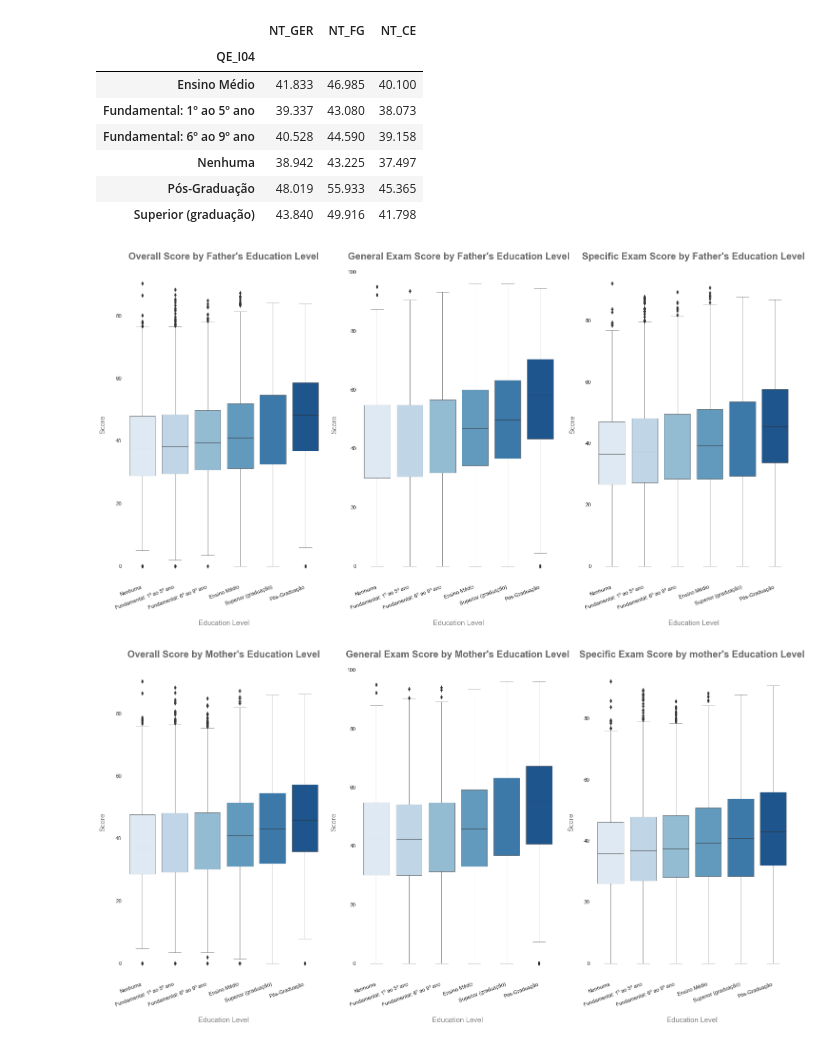
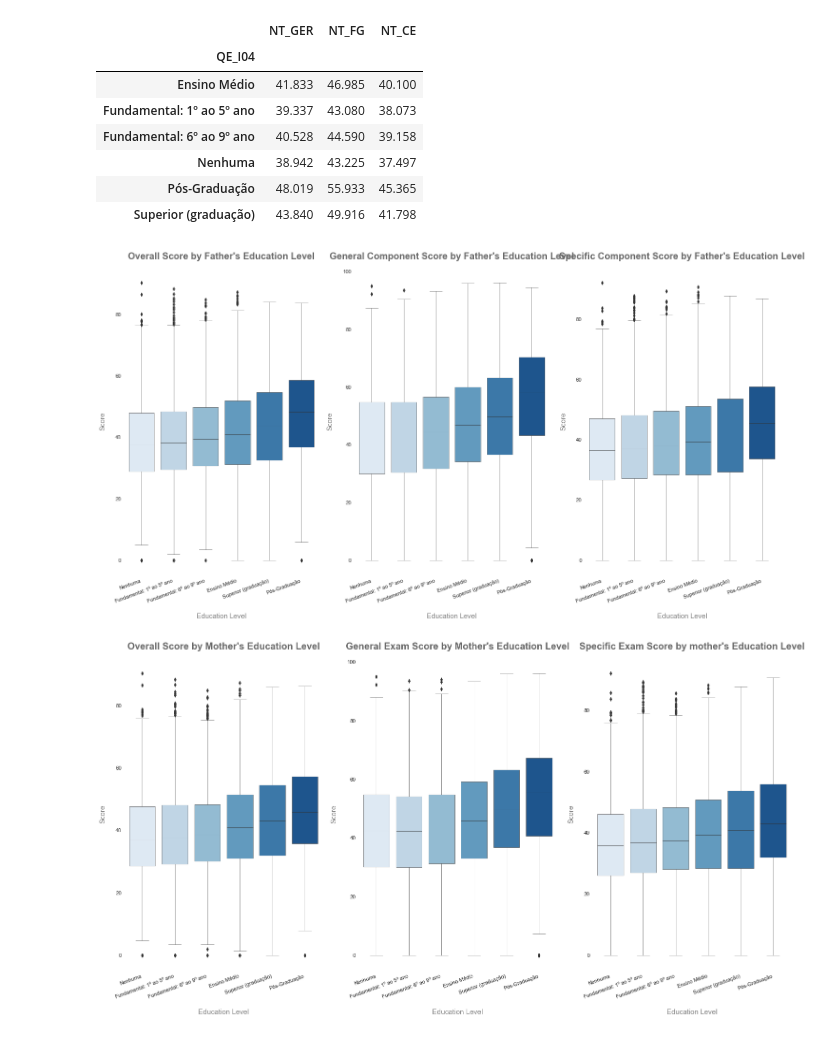
Before and after one commit to KattsonBastos/bahia_enade18_analysis, a Jupyter notebook: notebooks/v01_enade18.ipynb, the cells around one changed output. Saved outputs shown, nothing was run; the diff lists cells and outputs as text; code cells hidden in the pictures.

```diff
--- a/notebooks/v01_enade18.ipynb
+++ b/notebooks/v01_enade18.ipynb
@@ -1203,36 +1242,36 @@ df3[['QE_I04','NT_GER','NT_FG','NT_CE']].groupby('QE_I04').mean()
 g1 = plt.subplot(1, 3, 1)
 sns.boxplot(x='QE_I04', y ='NT_GER', data = df3, palette = 'Blues', linewidth = 0.5, order=["Nenhuma","Fundamental: 1º ao 5º ano","Fundamental: 6º ao 9º ano","Ensino Médio", 'Superior (graduação)','Pós-Graduação'])
 g1 = plt.title('Overall Score by Father\'s Education Level',
                pad = 20,
          fontsize = 20, color ='dimgrey', fontweight = 'bold')
 g1 = sns.despine(bottom = True, left=True)
 g1 = plt.xlabel( 'Education Level', color = 'grey', labelpad = 20, fontsize = 15 )
 g1 = plt.ylabel( 'Score', color = 'grey', labelpad = 20, fontsize = 15 )
 plt.xticks( rotation=20, horizontalalignment='right' )
 
 #################################################
 g2 = plt.subplot(1, 3, 2)
 sns.boxplot(x='QE_I04', y ='NT_FG', data = df3, palette = 'Blues', linewidth = 0.5, order=["Nenhuma","Fundamental: 1º ao 5º ano","Fundamental: 6º ao 9º ano","Ensino Médio", 'Superior (graduação)','Pós-Graduação'])
-g2 = plt.title('General Exam Score by Father\'s Education Level',
+g2 = plt.title('General Component Score by Father\'s Education Level',
                pad = 20,
          fontsize = 20, color ='dimgrey', fontweight = 'bold')
 g2 = sns.despine(bottom = True, left=True)
 g2 = plt.xlabel('Education Level', color = 'grey', labelpad = 20, fontsize = 15)
 g2 = plt.ylabel('Score', color = 'grey', labelpad = 20, fontsize = 15)
 plt.xticks( rotation=20, horizontalalignment='right' )
 
 #################################################
 g3 = plt.subplot(1, 3, 3)
 sns.boxplot(x='QE_I04', y ='NT_CE', data = df3, palette = 'Blues', linewidth = 0.5, order=["Nenhuma","Fundamental: 1º ao 5º ano","Fundamental: 6º ao 9º ano","Ensino Médio", 'Superior (graduação)','Pós-Graduação'])
-g3 = plt.title('Specific Exam Score by Father\'s Education Level',
+g3 = plt.title('Specific Component Score by Father\'s Education Level',
                pad = 20,
          fontsize = 20, color ='dimgrey', fontweight = 'bold')
 g3 = sns.despine(bottom = True, left=True)
 g3 = plt.xlabel('Education Level', color = 'grey', labelpad = 20, fontsize = 15)
 g3 = plt.ylabel('Score', color = 'grey', labelpad = 20, fontsize = 15)
 plt.xticks( rotation=20, horizontalalignment='right' );
 # %% [output]
-[figure, old version]
+[figure, new version]
 # %%
 g1 = plt.subplot(1, 3, 1)
 sns.boxplot(x='QE_I05', y ='NT_GER', data = df3, palette = 'Blues', linewidth = 0.5, order=["Nenhuma","Fundamental: 1º ao 5º ano","Fundamental: 6º ao 9º ano","Ensino Médio", 'Superior (graduação)','Pós-Graduação'])
```
Also changed, not shown: parts of 28 cells of this notebook.
